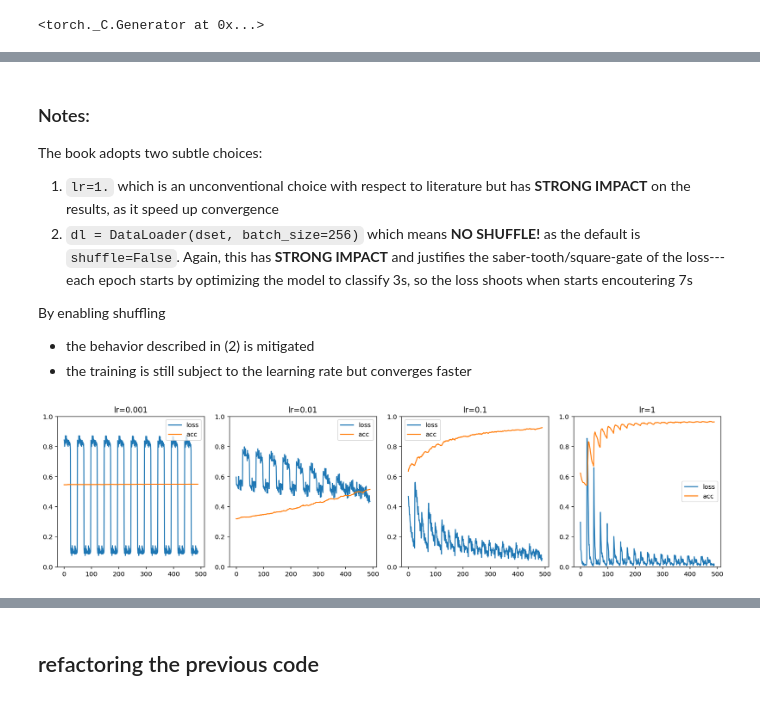
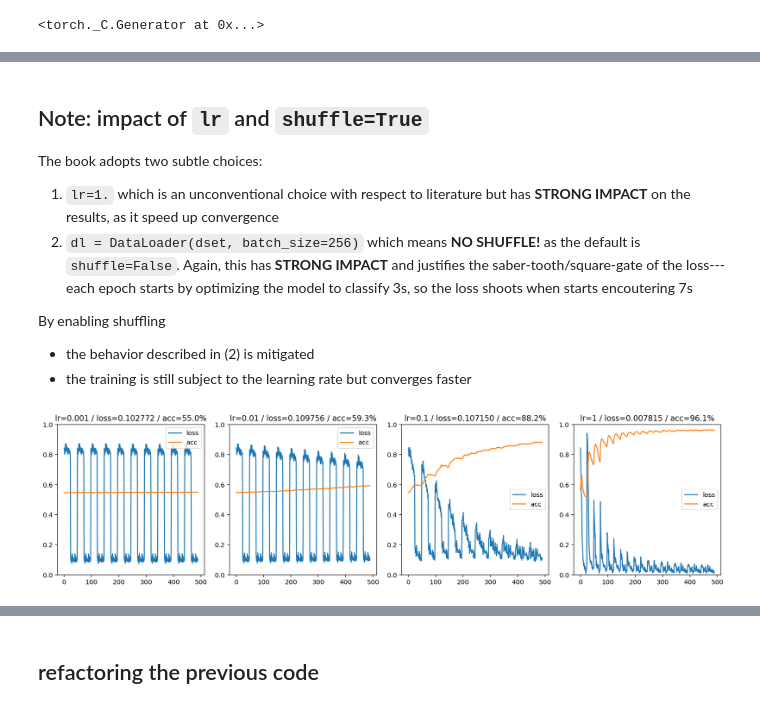
Before and after one commit to finale80/fastbook, a Jupyter notebook: notebooks/chapter04_mnist_basics.ipynb, the cells around one changed output, grey strips where cells are left out. Drawn from its saved outputs; the diff is of its cells as text; code cells hidden in the pictures.

```diff
--- a/notebooks/chapter04_mnist_basics.ipynb
+++ b/notebooks/chapter04_mnist_basics.ipynb
@@ -483,5 +497,10 @@ def train(train_loader, val_loader, lr=0.01, epochs=10):
+# %%
+def init_random_seed(seed):
+    np.random.seed(seed)
+    torch.manual_seed(seed)
+    random.seed(seed)
 # %% [markdown]
-### Notes:
+## Note: impact of `lr` and `shuffle=True`
 
 The book adopts two subtle choices:
 1. `lr=1.` which is an unconventional choice with respect to literature but has __STRONG IMPACT__ on the results, as it speed up convergence
@@ -490,20 +509,28 @@ The book adopts two subtle choices:
 By enabling shuffling
 - the behavior described in (2) is mitigated
 - the training is still subject to the learning rate but converges faster
+# %%
+def get_loaders(train_x, train_y, val_x, val_y, batch_size=256, seed=42, shuffle_train=True):
+    init_random_seed(seed)
+
+    train_loader = DataLoader(list(zip(train_x, train_y)), bs=batch_size, shuffle=shuffle_train)
+    val_loader = DataLoader(list(zip(val_x, val_y)), bs=batch_size, shuffle=False)
+
+    return train_loader, val_loader
 # %%
-train_loader = DataLoader(list(zip(train_x, train_y)), bs=256, shuffle=False)
-val_loader = DataLoader(list(zip(val_x, val_y)), bs=256, shuffle=False)
-
 fig, axes = plt.subplots(nrows=1, ncols=4, figsize=(15,4))
 
 for ax,lr in zip(axes, (0.001, 0.01, 0.1, 1)):
+
+    train_loader, val_loader = get_loaders(train_x, train_y, val_x, val_y, shuffle_train=False)
+
     track_loss, track_acc, params = train(train_loader, val_loader, lr=lr, epochs=10)
     ax.plot(track_loss, label='loss')
     ax.plot(track_acc, label='acc')
-    ax.set_title(f'lr={lr}')
+    ax.set_title(f'lr={lr} / loss={track_loss[-1]:.6f} / acc={track_acc[-1]*100:.1f}%')
     ax.legend()
     ax.set_ylim(0, 1)
 
 plt.tight_layout()
 # %% [output]
-[figure, old version]
+[figure, new version]
```
Also changed, not shown: parts of 29 cells of this notebook, 1 other file.
